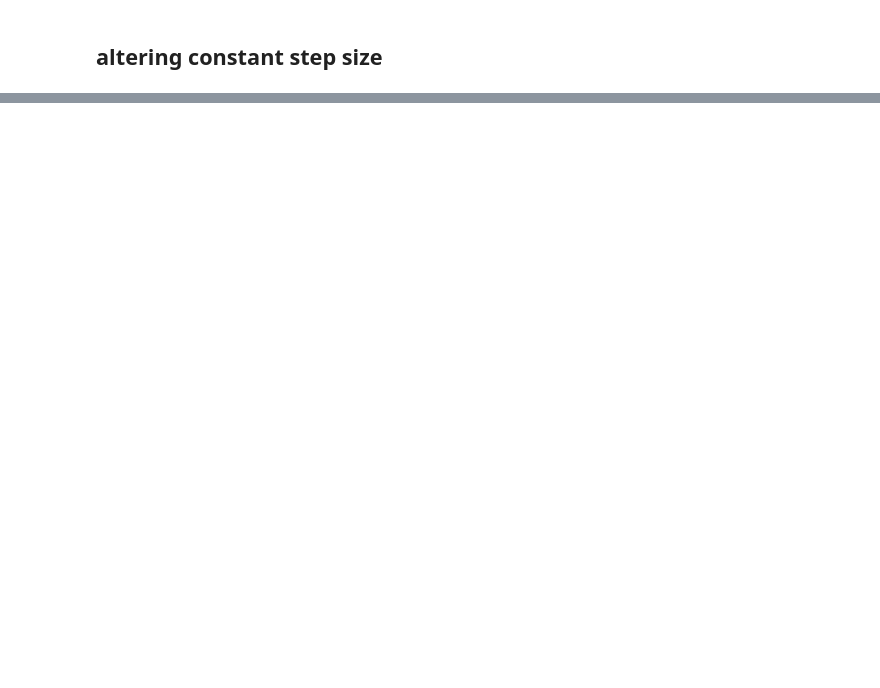
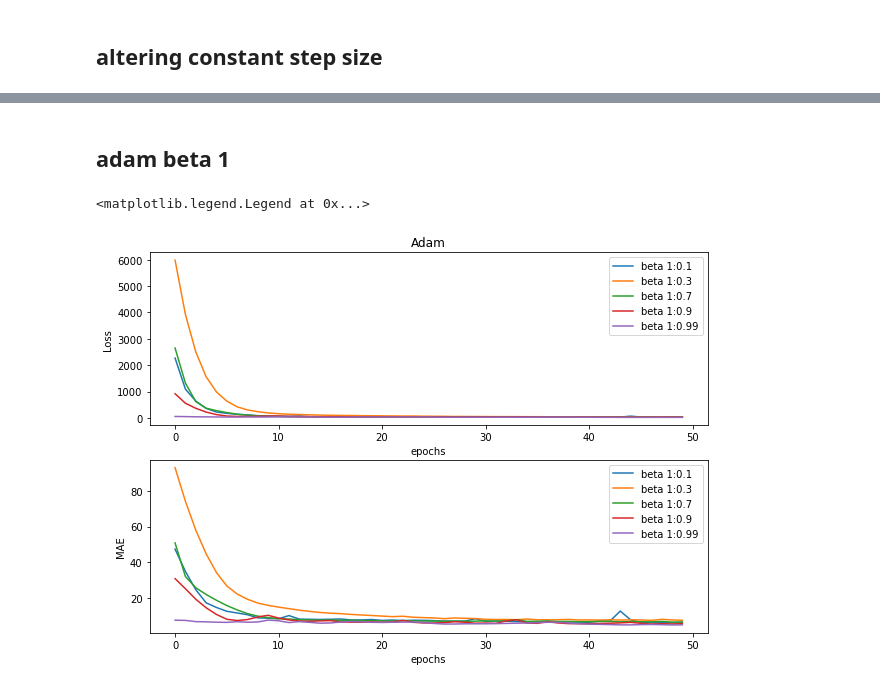
Before and after one commit to daltHub/optimisation_final, a Jupyter notebook: mlp_regression.ipynb, the cells around one changed output, grey strips where cells are left out. Cells and saved outputs as stored; diff of their text form; code cells hidden in the pictures; blank space fills up the shorter version.

```diff
--- a/mlp_regression.ipynb
+++ b/mlp_regression.ipynb
@@ -60,0 +117,25 @@ plt.legend()
+# %% [markdown]
+## adam beta 1
+# %%
+beta1_vals = [0.1, 0.3, 0.7, 0.9, 0.99]
+plt.figure('beta1',figsize=[10,7])
+for bet1 in beta1_vals:
+    adam_model = MLPRegressor(solver="adam", beta_1=bet1)
+
+    mod, errs, loss = partial_train_loop(adam_model, 50, x_train, y_train, x_test, y_test)
+
+    plt.subplot(2, 1, 1)
+    plt.title("Adam")
+    plt.plot(range(len(loss)), loss, label = f"beta 1:{bet1}")
+    plt.xlabel('epochs')
+    plt.ylabel('Loss')
+    plt.legend()
+
+    plt.subplot(2, 1, 2)
+    plt.xlabel('epochs')
+    plt.ylabel('MAE')
+    plt.plot(range(len(errs)), errs, label = f"beta 1:{bet1}")
+plt.legend()
+# %% [output]
+<matplotlib.legend.Legend at 0x...>
+[figure, added]
```
Also changed, not shown: parts of 12 cells of this notebook, 1 other file.
